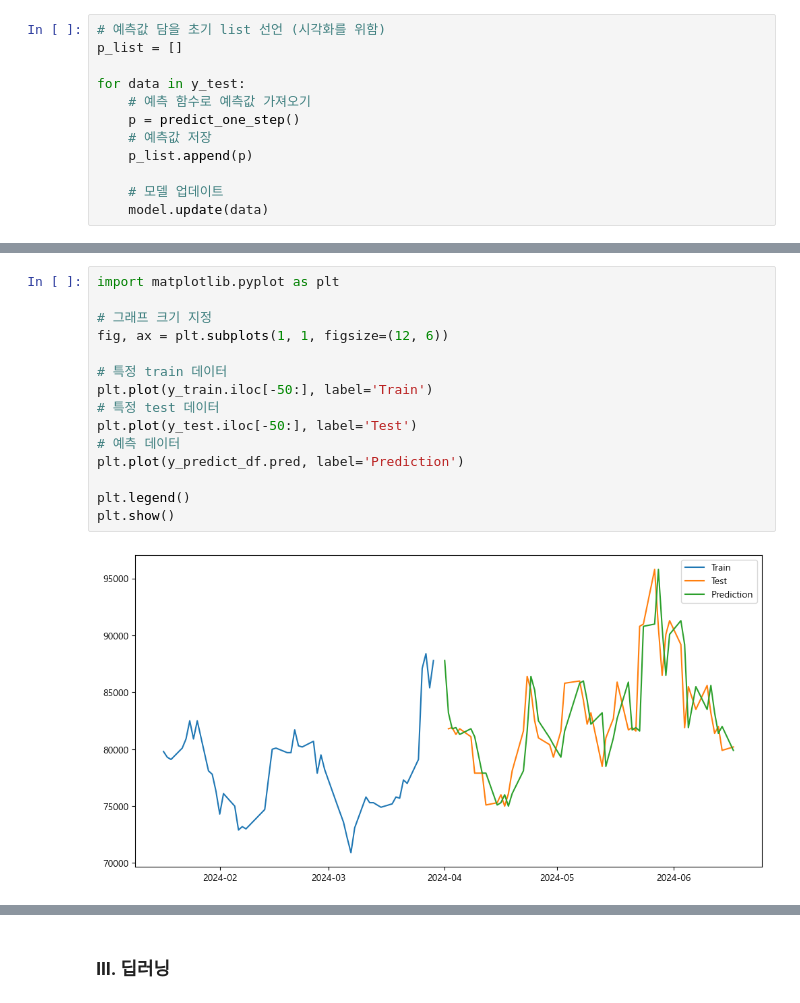
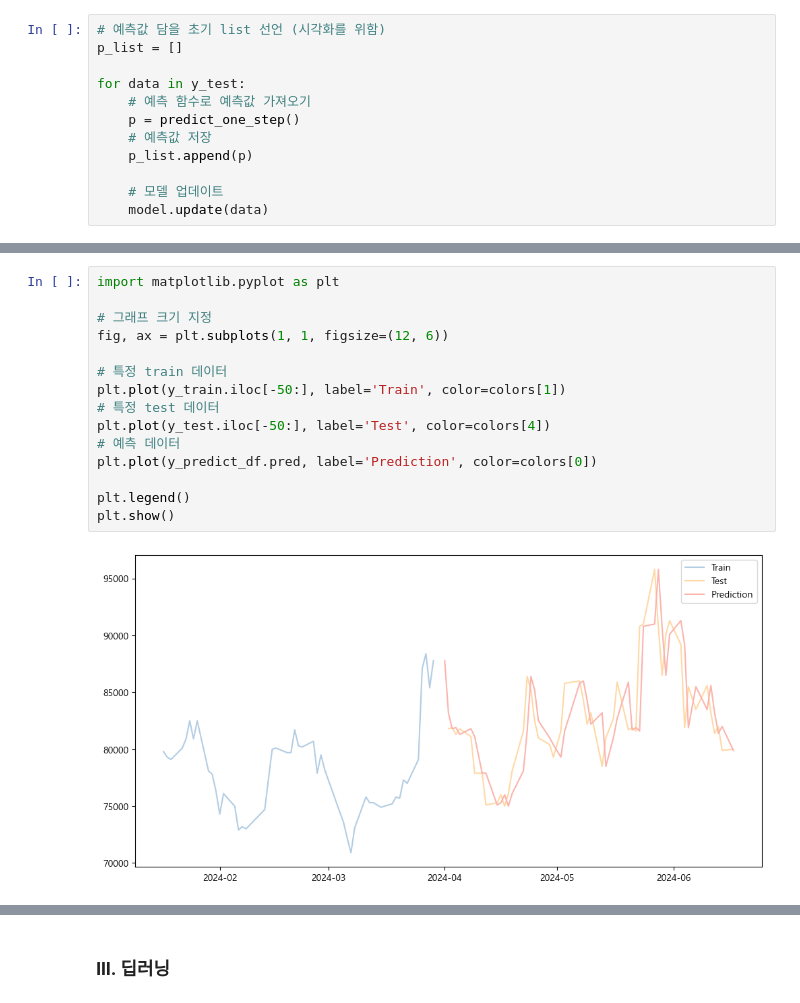
Before and after one commit to songseogyeong/project-time_series, a Jupyter notebook: SM_ent.ipynb, the cells around one changed output, grey strips where cells are left out. Saved outputs shown, nothing was run; the diff lists cells and outputs as text.

```diff
--- a/SM_ent.ipynb
+++ b/SM_ent.ipynb
@@ -811,20 +886,20 @@ y_predict_df
 # %%
 import matplotlib.pyplot as plt
 
 # 그래프 크기 지정
 fig, ax = plt.subplots(1, 1, figsize=(12, 6))
 
 # 특정 train 데이터
-plt.plot(y_train.iloc[-50:], label='Train')
+plt.plot(y_train.iloc[-50:], label='Train', color=colors[1])
 # 특정 test 데이터
-plt.plot(y_test.iloc[-50:], label='Test')
+plt.plot(y_test.iloc[-50:], label='Test', color=colors[4])
 # 예측 데이터
-plt.plot(y_predict_df.pred, label='Prediction')
+plt.plot(y_predict_df.pred, label='Prediction', color=colors[0])
 
 plt.legend()
 plt.show()
 # %% [output]
-[figure, old version]
+[figure, new version]
 # %%
 import numpy as np
 
```
Also changed, not shown: parts of 70 cells of this notebook, 36 other files.
